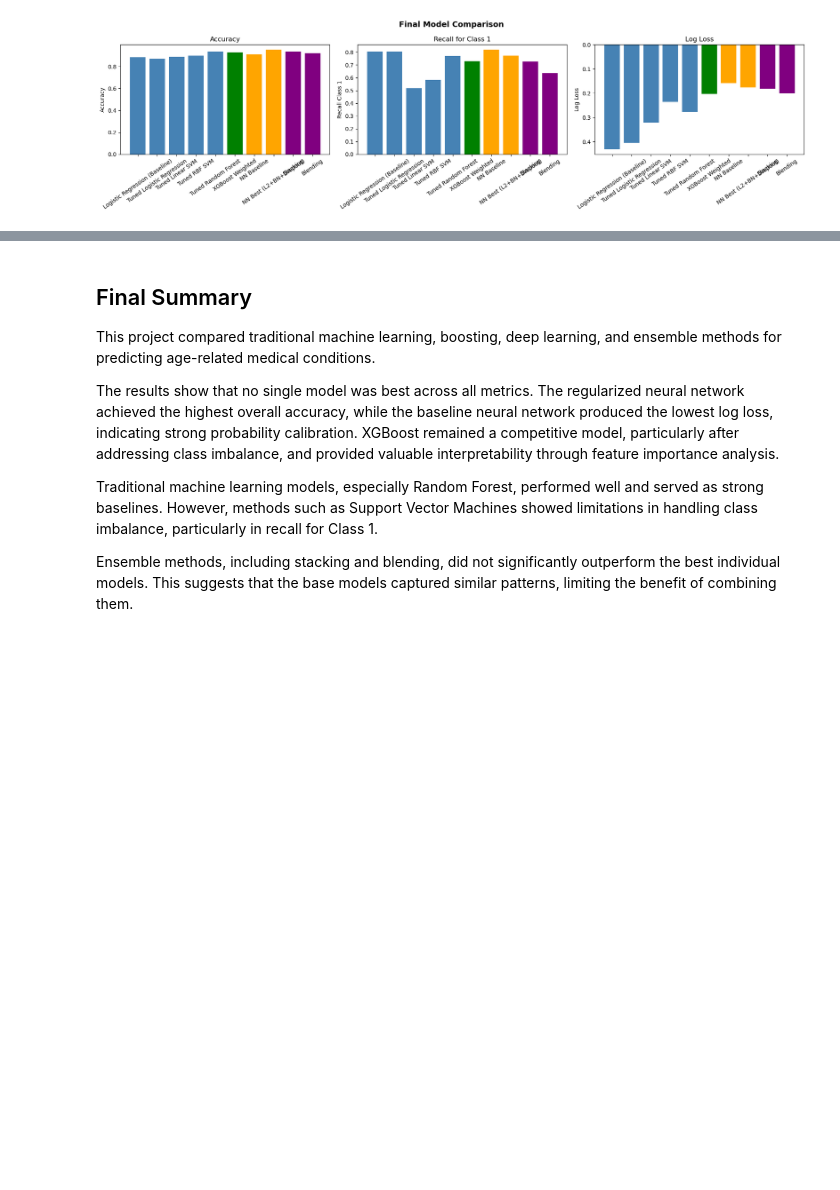
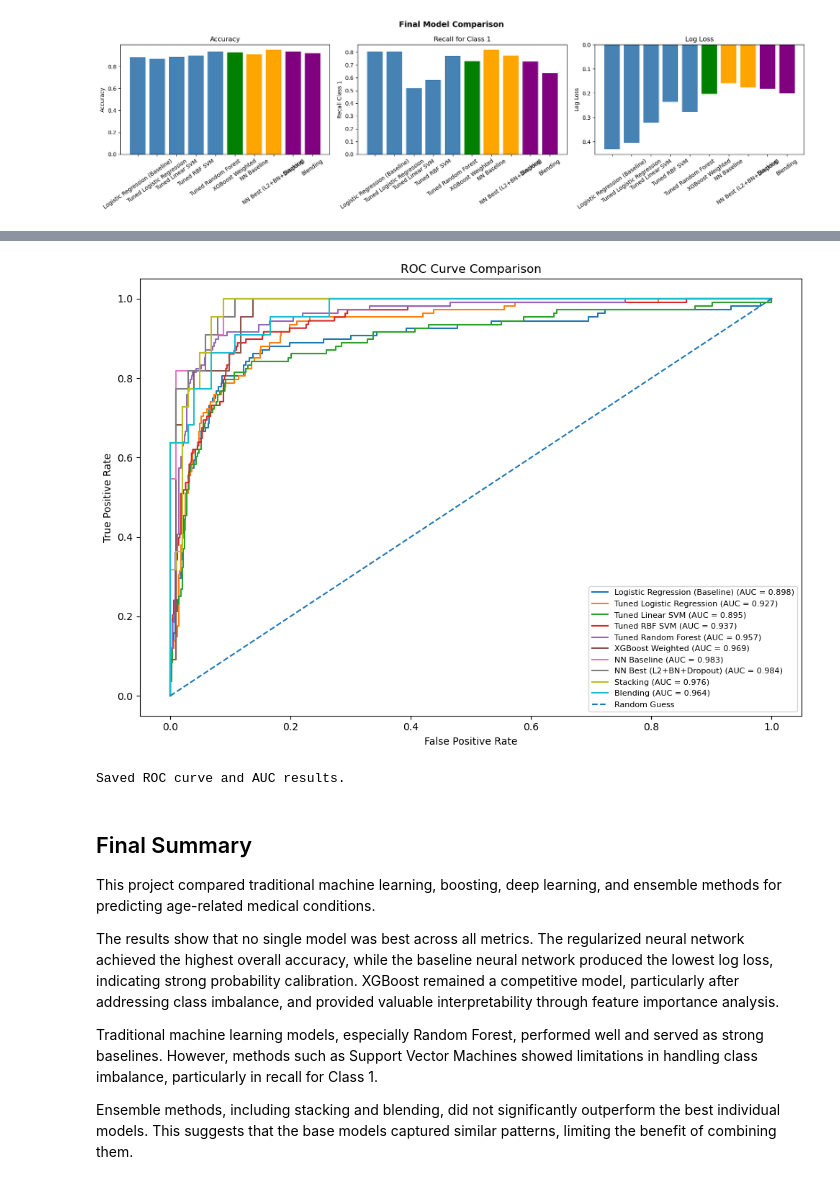
Before and after one commit to jmiralo84/CS4662-Project-Identifying-Age-Related-Conditions, a Jupyter notebook: Notebooks/final_model_comparison.ipynb, the cells around one changed output, grey strips where cells are left out. Cells and saved outputs as stored; diff of their text form; code cells hidden in the pictures; blank space fills up the shorter version.

```diff
--- a/Notebooks/final_model_comparison.ipynb
+++ b/Notebooks/final_model_comparison.ipynb
@@ -181,0 +188,10 @@ plt.show()
+# %%
+# ROC Curves for top models
+# Import necessary libraries for ROC curve plotting
+from sklearn.metrics import roc_curve, roc_auc_score
+import matplotlib.pyplot as plt
+
+# Load predicted probabilities for top models
+traditional_probs = pd.read_csv(REPORTS_DIR / "traditional_oof_predictions.csv")
+deep_probs = pd.read_csv(REPORTS_DIR / "deep_ensemble_probabilities.csv")
+xgb_probs = pd.read_csv(REPORTS_DIR / "xgboost_probabilities.csv")
@@ -182,3 +229,38 @@ plt.show()
+# %%
+plt.figure(figsize=(10, 7))
+
+auc_results = []
+
+for model_name, values in roc_data.items():
+    y_true = values["y_true"]
+    y_score = values["y_score"]
+
+    fpr, tpr, _ = roc_curve(y_true, y_score)
+    auc = roc_auc_score(y_true, y_score)
+
+    auc_results.append({
+        "Model": model_name,
+        "AUC": round(auc, 4)
+    })
+
+    plt.plot(fpr, tpr, label=f"{model_name} (AUC = {auc:.3f})")
+
+plt.plot([0, 1], [0, 1], linestyle="--", label="Random Guess")
+
+plt.title("ROC Curve Comparison")
+plt.xlabel("False Positive Rate")
+plt.ylabel("True Positive Rate")
+plt.legend(fontsize=8)
+plt.tight_layout()
+
+plt.savefig(REPORTS_DIR / "roc_curve_comparison.png", dpi=300, bbox_inches="tight")
+plt.show()
+
+auc_df = pd.DataFrame(auc_results).sort_values("AUC", ascending=False)
+auc_df
+# %% [output]
+[figure, added]
+Saved ROC curve and AUC results.
 # %% [markdown]
 ## Final Summary
 
```
Also changed, not shown: parts of 2 cells of this notebook, 7 other files.
